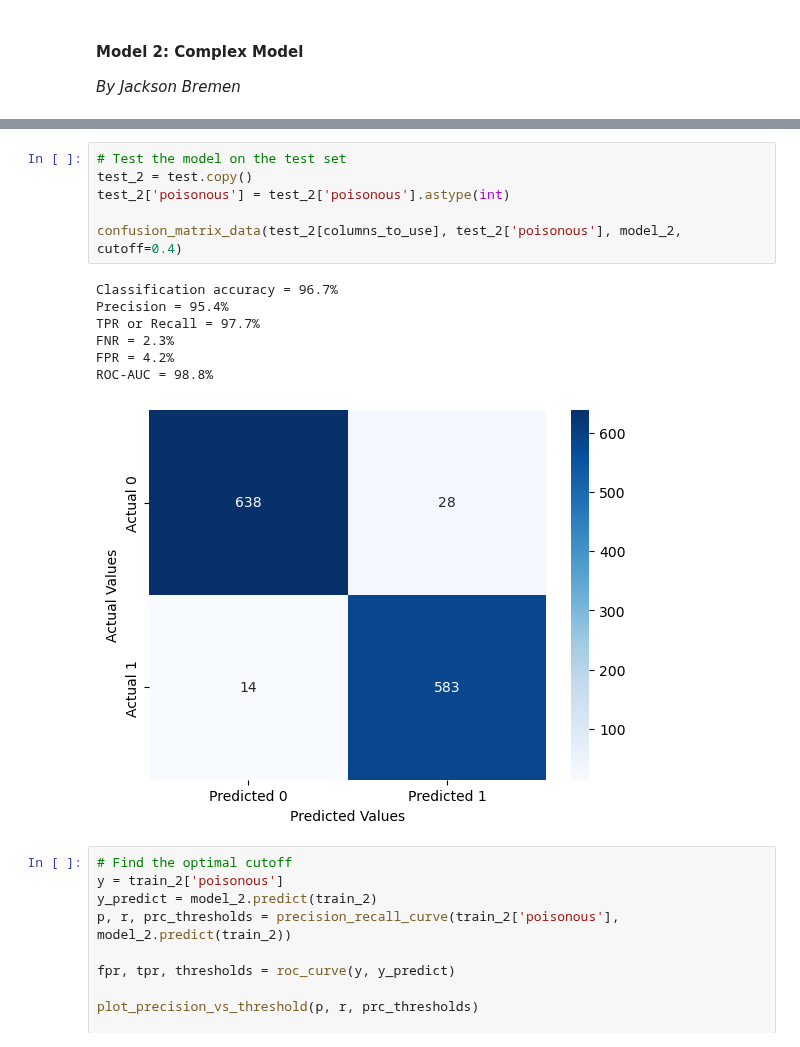
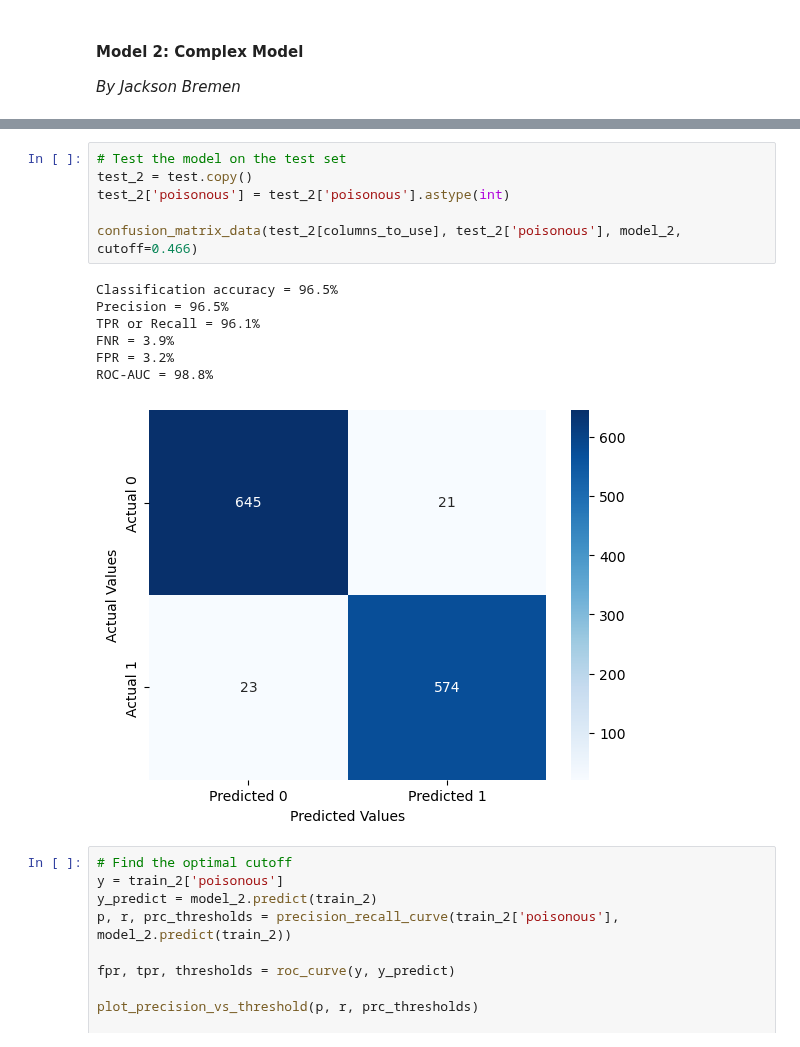
Before and after one commit to jprette/STAT303-2-Final_Project, a Jupyter notebook: Final Deliverables/Project Code Template.ipynb, the cells around one changed output, grey strips where cells are left out. Saved outputs shown, nothing was run; the diff lists cells and outputs as text.

```diff
--- a/Final Deliverables/Project Code Template.ipynb
+++ b/Final Deliverables/Project Code Template.ipynb
@@ -379,17 +379,17 @@ quasi-separation. In this case some parameters will not be identified.
 # %%
 # Test the model on the test set
 test_2 = test.copy()
 test_2['poisonous'] = test_2['poisonous'].astype(int)
 
-confusion_matrix_data(test_2[columns_to_use], test_2['poisonous'], model_2, cutoff=0.4)
+confusion_matrix_data(test_2[columns_to_use], test_2['poisonous'], model_2, cutoff=0.466)
 # %% [output]
-Classification accuracy = 96.7%
-Precision = 95.4%
-TPR or Recall = 97.7%
-FNR = 2.3%
-FPR = 4.2%
+Classification accuracy = 96.5%
+Precision = 96.5%
+TPR or Recall = 96.1%
+FNR = 3.9%
+FPR = 3.2%
 ROC-AUC = 98.8%
-[figure, old version]
+[figure, new version]
 # %%
 # Find the optimal cutoff
 y = train_2['poisonous']
```
Also changed, not shown: parts of 7 cells of this notebook, 8 other files.
